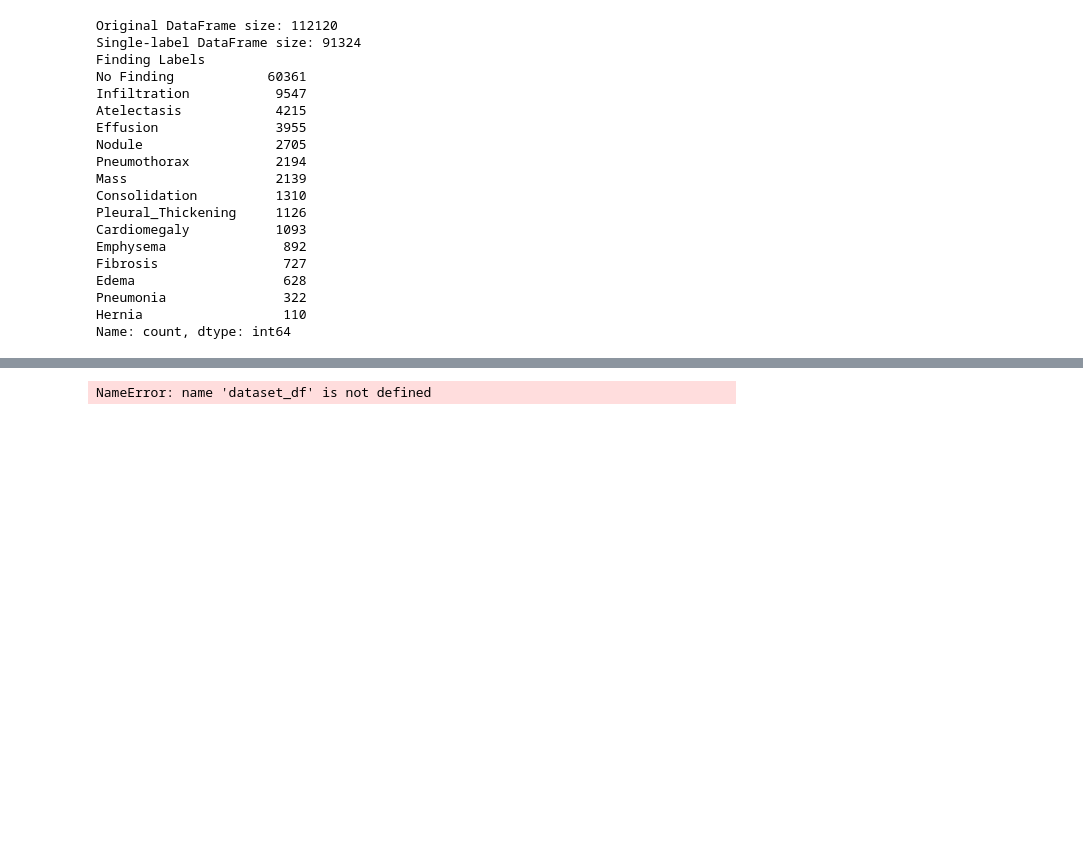
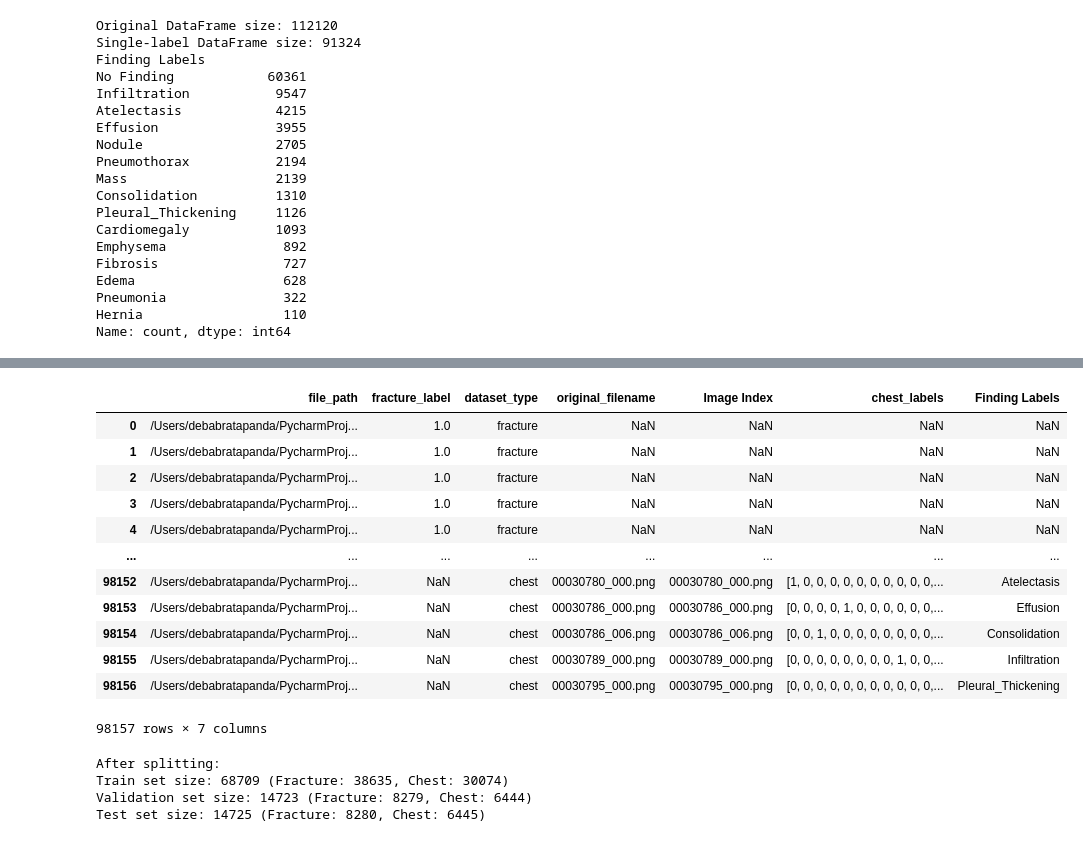
Before and after one commit to geeknoobie/Capstone_project, a Jupyter notebook: cap.ipynb, the cells around one changed output, grey strips where cells are left out. Cells and saved outputs as stored; diff of their text form; code cells hidden in the pictures; blank space fills up the shorter version.

```diff
--- a/cap.ipynb
+++ b/cap.ipynb
@@ -204,7 +207,7 @@ def load_and_preprocess_image(image_path, target_size=(224, 224), save_flag=Fals
         return None
 # %%
 # function for dataset creation
-def create_dataset_df(final_chest_df, chest_processed, fracture_processed, not_fracture_processed):
+def create_dataset_df(final_chest_df, chest_processed, fracture_processed, not_fracture_processed, raw = False ):
     """
     Creates a unified DataFrame containing file paths, labels, and dataset types
     for both chest X-ray and fracture datasets. It also performs single-hot
@@ -237,10 +240,12 @@ def create_dataset_df(final_chest_df, chest_processed, fracture_processed, not_f
     # 1. The full path to the processed fracture image file.
     # 2. The label for fracture (1 indicating a fracture).
     # 3. The type of dataset.
+    valid_exts = ('.png', '.jpg', '.jpeg', '.JPG','.npy')
+
     fracture_files = [(os.path.join(fracture_processed, f), 1, 'fracture')
-                      for f in os.listdir(fracture_processed) if f.endswith('.npy')]
+                      for f in os.listdir(fracture_processed) if f.endswith(valid_exts)]
     not_fracture_files = [(os.path.join(not_fracture_processed, f), 0, 'not fracture')
-                          for f in os.listdir(not_fracture_processed) if f.endswith('.npy')]
+                          for f in os.listdir(not_fracture_processed) if f.endswith(valid_exts)]
     # here we are combining both the lists of fracture and non-fracture file information and creating a DataFrame. The DataFrame has columns 'file_path', 'fracture_label' and 'dataset_type'.
     fracture_df = pd.DataFrame(fracture_files + not_fracture_files,
                                columns=['file_path', 'fracture_label', 'dataset_type'])
@@ -271,8 +276,14 @@ def create_dataset_df(final_chest_df, chest_processed, fracture_processed, not_f
     # 1. The full path to the processed chest X-ray image file.
     # 2. The original filename of the chest X-ray image.
     # 3. The type of dataset.
-    chest_files = [(os.path.join(chest_processed, f.replace('.png', '.npy')), f, 'chest')
-                    for f in chest_labels_df['Image Index']]
+    chest_files = [
+        (
+            os.path.join(chest_processed, f if raw else f.replace('.png', '.npy')),
+            f,
+            'chest'
+        )
+        for f in chest_labels_df['Image Index']
+    ]
 
     # now we will create a dataFrame from the list of chest file information, with columns 'file_path', 'original_filename', and 'dataset_type'.
     chest_df = pd.DataFrame(chest_files,
@@ -898,0 +1290,40 @@ dataset_df
+# %%
+# 5. Create the organized DataFrame
+
+# --- Step 1: Define Paths to Preprocessed .npy Images ---
+# 1. these folders now contain both original and augmented samples in preprocessed (.npy) format
+# 2. these are consistent and normalized, making them ready for model ingestion
+
+fracture_processed = "/Users/debabratapanda/PycharmProjects/Capstone_project/dataset/bone_fractures/fractured_processed"
+not_fracture_processed = "/Users/debabratapanda/PycharmProjects/Capstone_project/dataset/bone_fractures/not_fractured_processed"
+chest_processed = "/Users/debabratapanda/PycharmProjects/Capstone_project/dataset/chest_xrays/images_processed"
+
+# --- Step 2: Generate Unified DataFrame with All Processed Images ---
+# 1. calling `create_dataset_df()` to build a combined DataFrame
+# 2. this DataFrame includes file paths, dataset type (fracture/chest), fracture labels (0 or 1),
+#    chest single-hot encoded labels, and original labels
+# 3. this version uses preprocessed `.npy` paths (raw=False by default)
+
+dataset_df, chest_condition_map = create_dataset_df(
+    final_chest_df,           # under-sampled and filtered chest dataset
+    chest_processed,          # path to preprocessed chest X-ray images
+    fracture_processed,       # path to preprocessed fractured bone images
+    not_fracture_processed    # path to preprocessed non-fractured bone images
+)
+
+# --- Step 3: Preview the Final Dataset ---
+dataset_df
+# %% [output]
+|  | file_path | fracture_label | dataset_type | original_filename | Image Index | chest_labels | Finding Labels |
+| 0 | /Users/debabratapanda/PycharmProj... | 1.0 | fracture | NaN | NaN | NaN | NaN |
+| 1 | /Users/debabratapanda/PycharmProj... | 1.0 | fracture | NaN | NaN | NaN | NaN |
+| 2 | /Users/debabratapanda/PycharmProj... | 1.0 | fracture | NaN | NaN | NaN | NaN |
+| 3 | /Users/debabratapanda/PycharmProj... | 1.0 | fracture | NaN | NaN | NaN | NaN |
+| 4 | /Users/debabratapanda/PycharmProj... | 1.0 | fracture | NaN | NaN | NaN | NaN |
+| ... | ... | ... | ... | ... | ... | ... | ... |
+| 98152 | /Users/debabratapanda/PycharmProj... | NaN | chest | 00030780_000.png | 00030780_000.png | [1, 0, 0, 0, 0, 0, 0, 0, 0, 0, 0,... | Atelectasis |
+| 98153 | /Users/debabratapanda/PycharmProj... | NaN | chest | 00030786_000.png | 00030786_000.png | [0, 0, 0, 0, 1, 0, 0, 0, 0, 0, 0,... | Effusion |
+| 98154 | /Users/debabratapanda/PycharmProj... | NaN | chest | 00030786_006.png | 00030786_006.png | [0, 0, 1, 0, 0, 0, 0, 0, 0, 0, 0,... | Consolidation |
+| 98155 | /Users/debabratapanda/PycharmProj... | NaN | chest | 00030789_000.png | 00030789_000.png | [0, 0, 0, 0, 0, 0, 0, 0, 1, 0, 0,... | Infiltration |
+| 98156 | /Users/debabratapanda/PycharmProj... | NaN | chest | 00030795_000.png | 00030795_000.png | [0, 0, 0, 0, 0, 0, 0, 0, 0, 0, 0,... | Pleural_Thickening |
+98157 rows × 7 columns
@@ -900,4 +1345,7 @@ dataset_df
 # 6. creating training, validation and testing data
 train_data, val_data, test_data = split_datasets(dataset_df)
 # %% [output]
-NameError: name 'dataset_df' is not defined
+After splitting:
+Train set size: 68709 (Fracture: 38635, Chest: 30074)
+Validation set size: 14723 (Fracture: 8279, Chest: 6444)
+Test set size: 14725 (Fracture: 8280, Chest: 6445)
```
Also changed, not shown: parts of 30 cells of this notebook.
